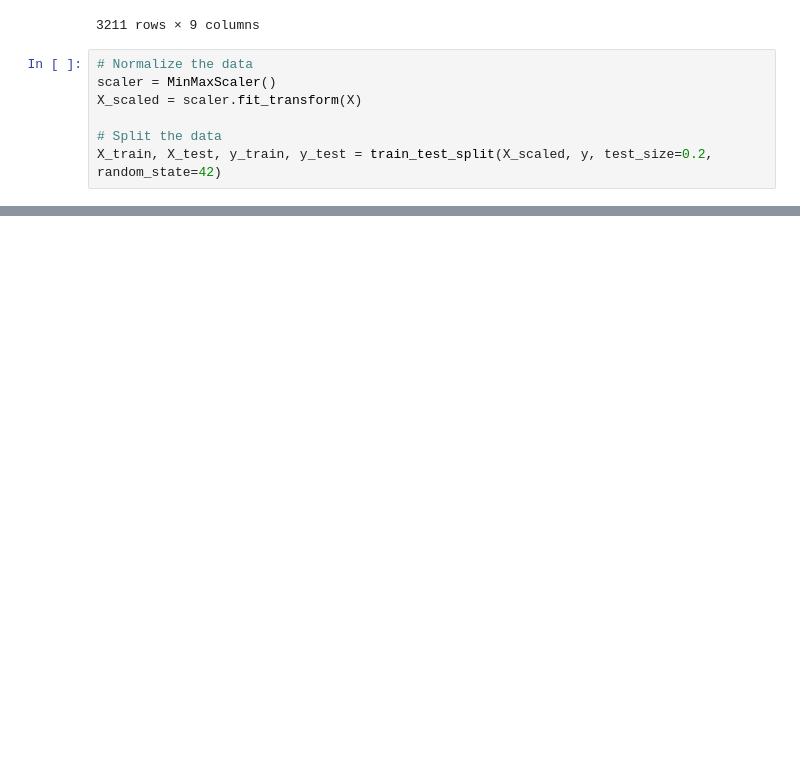
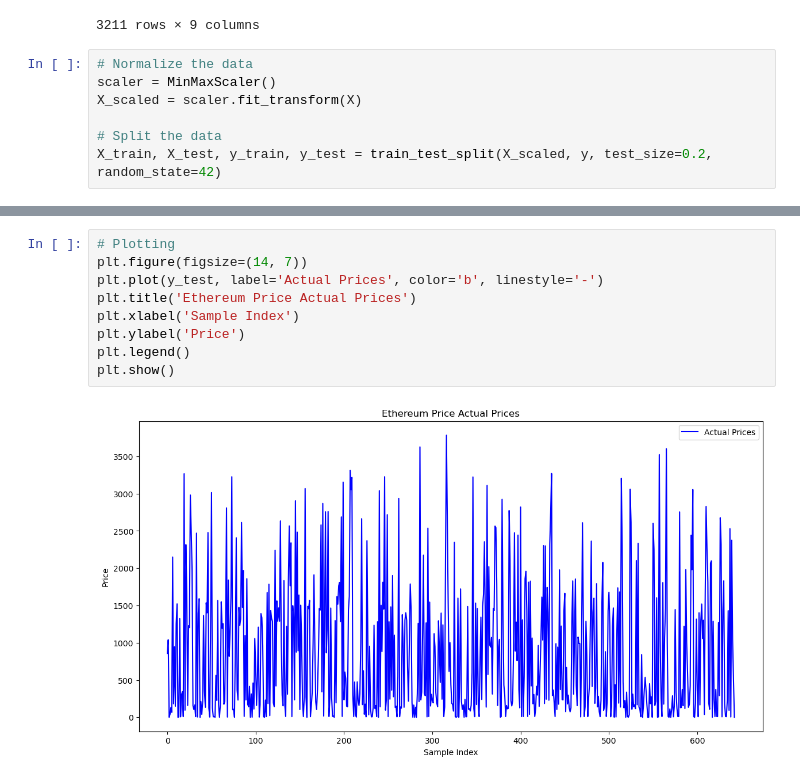
Before and after one commit to gappeah/Ethereum-Prediction-ML, a Jupyter notebook: main_svm.ipynb, the cells around one changed output, grey strips where cells are left out. Cells and saved outputs as stored; diff of their text form; blank space fills up the shorter version.

```diff
--- a/main_svm.ipynb
+++ b/main_svm.ipynb
@@ -118,0 +126,11 @@ R² Score: 0.9677365528641804
+# %%
+# Plotting
+plt.figure(figsize=(14, 7))
+plt.plot(y_test, label='Actual Prices', color='b', linestyle='-')
+plt.title('Ethereum Price Actual Prices')
+plt.xlabel('Sample Index')
+plt.ylabel('Price')
+plt.legend()
+plt.show()
+# %% [output]
+[figure, added]
```
Also changed, not shown: parts of 4 cells of this notebook.
